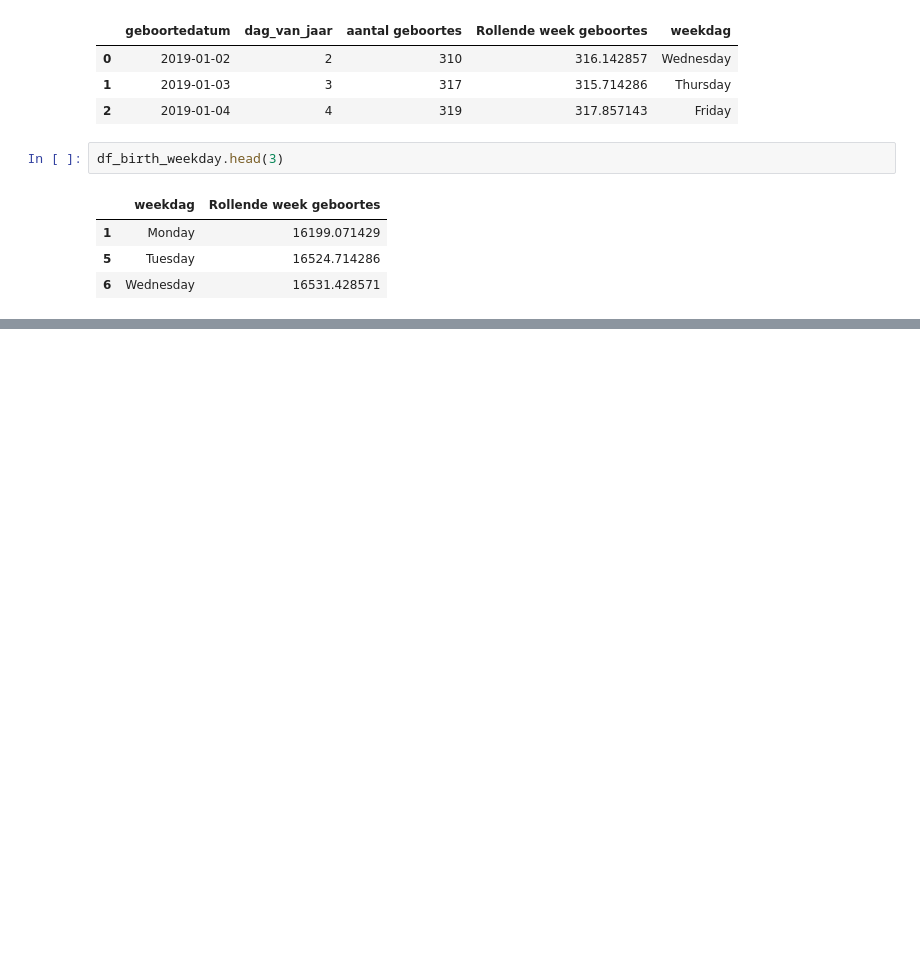
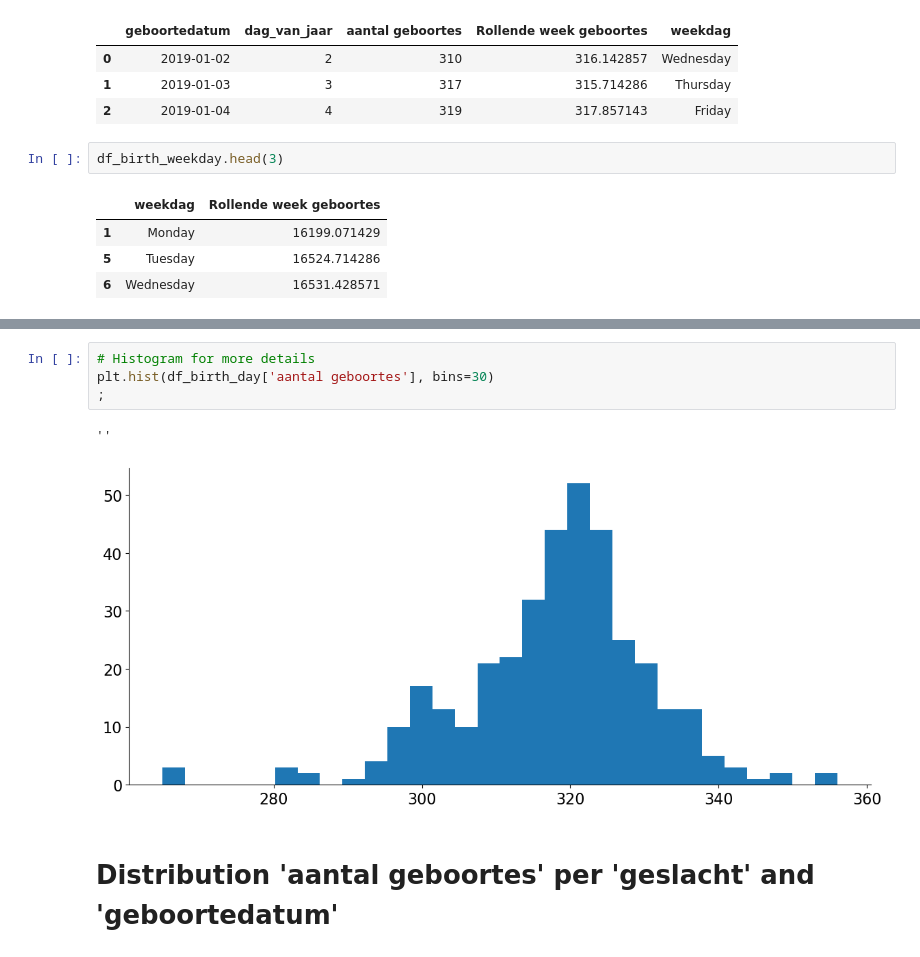
Before and after one commit to cdieltje/ExamenSyntra, a Jupyter notebook: notebooks/examen_deel1_V2.ipynb, the cells around one changed output, grey strips where cells are left out. Saved outputs shown, nothing was run; the diff lists cells and outputs as text; blank space fills up the shorter version.

```diff
--- a/notebooks/examen_deel1_V2.ipynb
+++ b/notebooks/examen_deel1_V2.ipynb
@@ -406,0 +533,9 @@ plt.show();
+# %%
+# Histogram for more details
+plt.hist(df_birth_day['aantal geboortes'], bins=30)
+;
+# %% [output]
+''
+[figure, added]
+# %% [markdown]
+# Distribution 'aantal geboortes' per 'geslacht' and 'geboortedatum'
```
Also changed, not shown: parts of 23 cells of this notebook.
